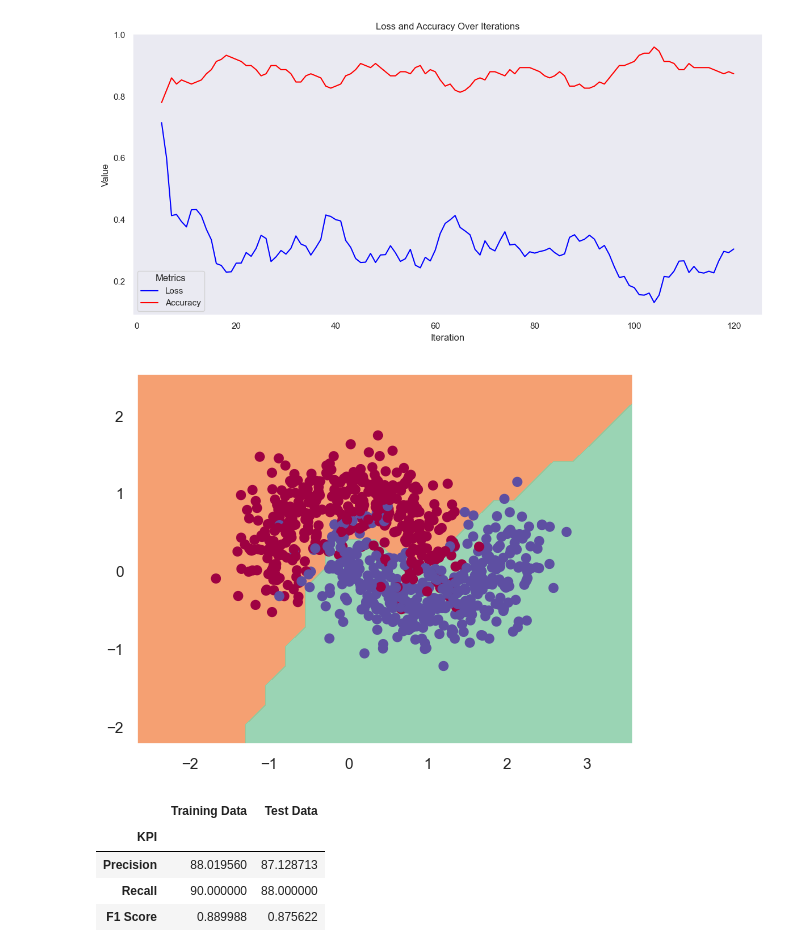
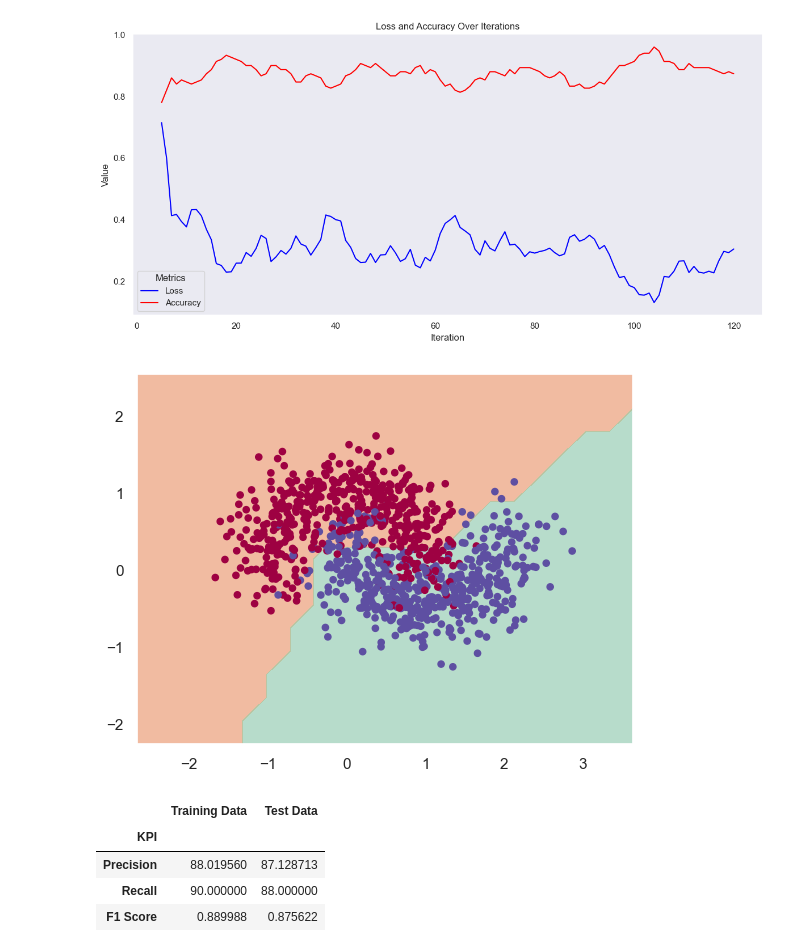
Before and after one commit to asvcodes/NeuranetBC, a Jupyter notebook: trial.ipynb, the cells around one changed output. Cells and saved outputs as stored; diff of their text form; code cells hidden in the pictures.

```diff
--- a/trial.ipynb
+++ b/trial.ipynb
@@ -153,25 +156,27 @@ viz_training(optimization_details)
 [figure]
 # %%
 # Visualize decision boundary
-h = 0.25
-x_min, x_max = X[:, 0].min() - 1, X[:, 0].max() + 1
-y_min, y_max = X[:, 1].min() - 1, X[:, 1].max() + 1
-xx, yy = np.meshgrid(np.arange(x_min, x_max, h), np.arange(y_min, y_max, h))
-Xmesh = np.c_[xx.ravel(), yy.ravel()]
+def viz_bounds(X,naunce: float = 0.3):
+    x_min, x_max = X[:, 0].min() - 1, X[:, 0].max() + 1
+    y_min, y_max = X[:, 1].min() - 1, X[:, 1].max() + 1
+    xx, yy = np.meshgrid(np.arange(x_min, x_max, naunce), np.arange(y_min, y_max, naunce))
+    Xmesh = np.c_[xx.ravel(), yy.ravel()]
 
-inputs = [list(map(Value, xrow)) for xrow in Xmesh]
-scores = list(map(model, inputs))
-Z = np.array([s.data > 0 for s in scores])
-Z = Z.reshape(xx.shape)
+    inputs = [list(map(Value, xrow)) for xrow in Xmesh]
+    scores = list(map(model, inputs))
+    Z = np.array([s.data > 0 for s in scores])
+    Z = Z.reshape(xx.shape)
 
-plt.figure()
-plt.contourf(xx, yy, Z, cmap='Spectral', alpha=0.8)
-plt.scatter(X[:, 0], X[:, 1], c=y, s=40, cmap=plt.cm.Spectral)
-plt.xlim(xx.min(), xx.max())
-plt.ylim(yy.min(), yy.max())
-plt.show()
+    plt.figure()
+    plt.contourf(xx, yy, Z, cmap='Spectral', alpha=0.5)
+    plt.scatter(X[:, 0], X[:, 1], c=2*rY-1, s=20, cmap= 'Spectral')
+    plt.xlim(xx.min(), xx.max())
+    plt.ylim(yy.min(), yy.max())
+    plt.show()
+
+viz_bounds(rX)
 # %% [output]
-[figure, old version]
+[figure, new version]
 # %%
 # Predictions on Test and Train data
 y_pred_test = [1 if model([Value(xi[0]), Value(xi[1])]).data > 0 else -1 for xi in Xtest]
```
Also changed, not shown: parts of 6 cells of this notebook.
